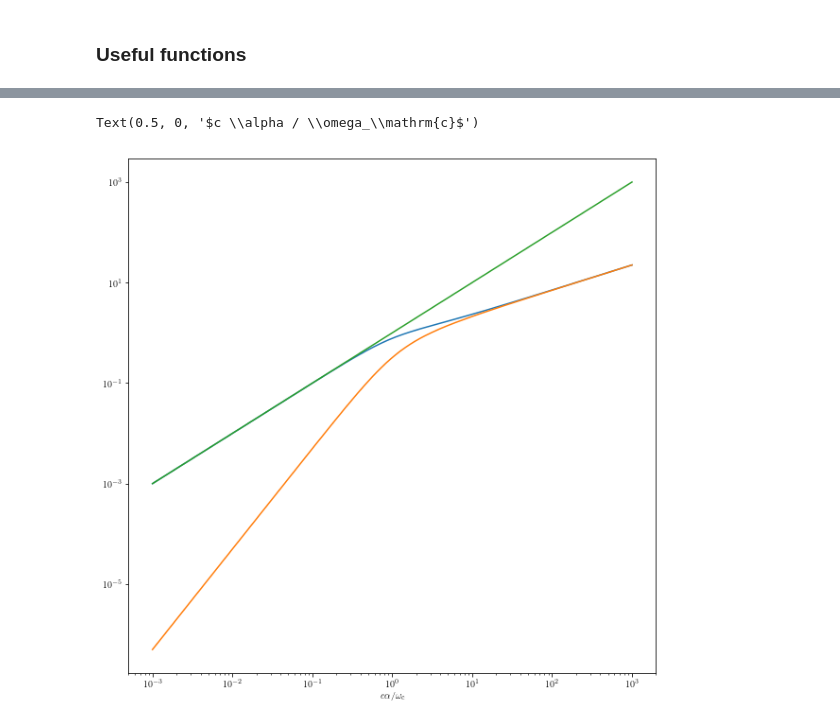
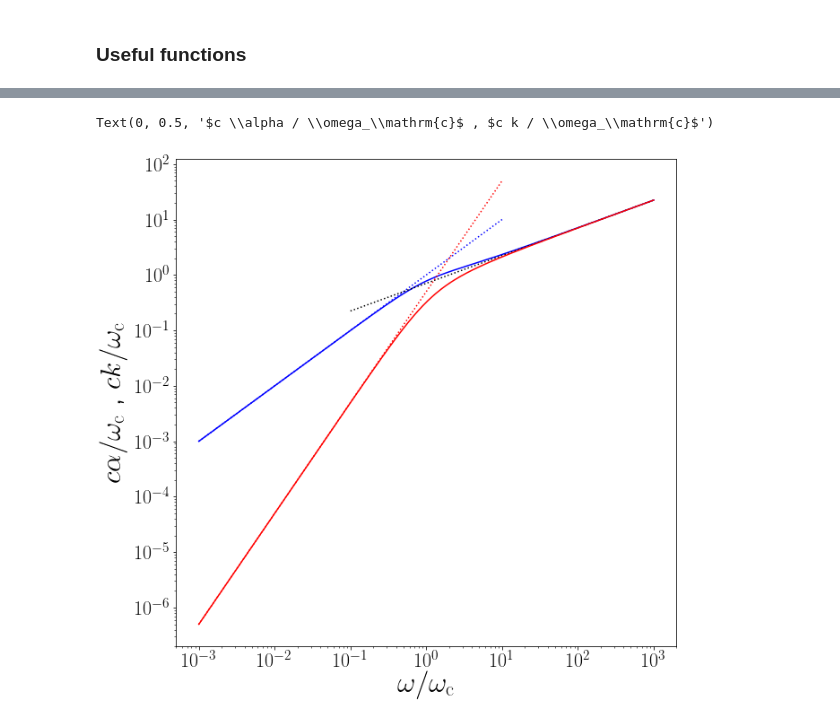
Before and after one commit to ddcampayo/Fluid_Mechanics, a Jupyter notebook: supp_mat/sound_waves_attenuation.ipynb, the cells around one changed output, grey strips where cells are left out. Saved outputs shown, nothing was run; the diff lists cells and outputs as text; code cells hidden in the pictures.

```diff
--- a/supp_mat/sound_waves_attenuation.ipynb
+++ b/supp_mat/sound_waves_attenuation.ipynb
@@ -17,17 +18,29 @@ def sqss(x):
 def kk(x):
     return x*np.sqrt( (ss(x) + sqss(x) ) / 2 )
 
+def kk_lo(x):
+    return x
+
+def kk_hi(x):
+    return  np.sqrt(x / 2 )
+
 def alpha(x):
     return x*np.sqrt( ( - ss(x) + sqss(x) ) / 2 )
 
 def alpha_lo(x):
-    return  x/ 2
+    return  x**2 / 2
 
 def alpha_hi(x):
-    return  np.sqrt(1 / ( 2 * x) )
+    return  kk_hi( x )
 # %%
 exp_range = np.linspace(-3, 3, 200)
 range= 10** ( exp_range )
+
+exp_range_lo = np.linspace(-3, 1, 100)
+range_lo= 10** ( exp_range_lo)
+
+exp_range_hi = np.linspace(-1, 3, 100)
+range_hi= 10** ( exp_range_hi)
 # %%
 plt.loglog( range , ss( range ) , range , sqss( range ) )
 # %% [output]
@@ -43,9 +56,20 @@ plt.loglog( range , kk( range ) , range , alpha( range ) )
-# %%
-height=10
-fig, ax = plt.subplots(figsize=(1*height, height) )
-ax.loglog( range , kk( range ) , range , alpha( range ) , range, range, '-' )
-ax.set_xlabel(r'$c \alpha / \omega_\mathrm{c}$')
-# %% [output]
-Text(0.5, 0, '$c \\alpha / \\omega_\\mathrm{c}$')
-[figure, removed]
+# %%
+height=10
+fig, ax = plt.subplots(figsize=(1*height, height) )
+ax.loglog( range , kk( range ), 'b-', label=r'$k$, wave-vector' )
+ax.loglog( range_lo , kk_lo(range_lo) , 'b:') #, label=r'$k$, low-$\omega$ ' )
+ax.loglog( range_hi , kk_hi(range_hi) , 'k:')
+
+ax.loglog( range , alpha( range ), 'r-', label=r'$\alpha$, attenuation' )
+ax.loglog( range_lo , alpha_lo( range_lo ), 'r:') #, label=r'$\alpha$, attenuation' )
+#ax.loglog( range_hi , alpha_hi(range_hi) , 'r:')
+
+ax.set_xlabel(r'$ \omega / \omega_\mathrm{c}$', fontsize='x-large')
+ax.set_ylabel(r'$c \alpha / \omega_\mathrm{c}$ , $c k / \omega_\mathrm{c}$', fontsize='x-large')
+
+
+#legend =  ax.legend(loc='upper left', shadow=True, fontsize='x-large')
+# %% [output]
+Text(0, 0.5, '$c \\alpha / \\omega_\\mathrm{c}$ , $c k / \\omega_\\mathrm{c}$')
+[figure, added]
 # %%
```
Also changed, not shown: parts of 4 cells of this notebook, 4 other files.
